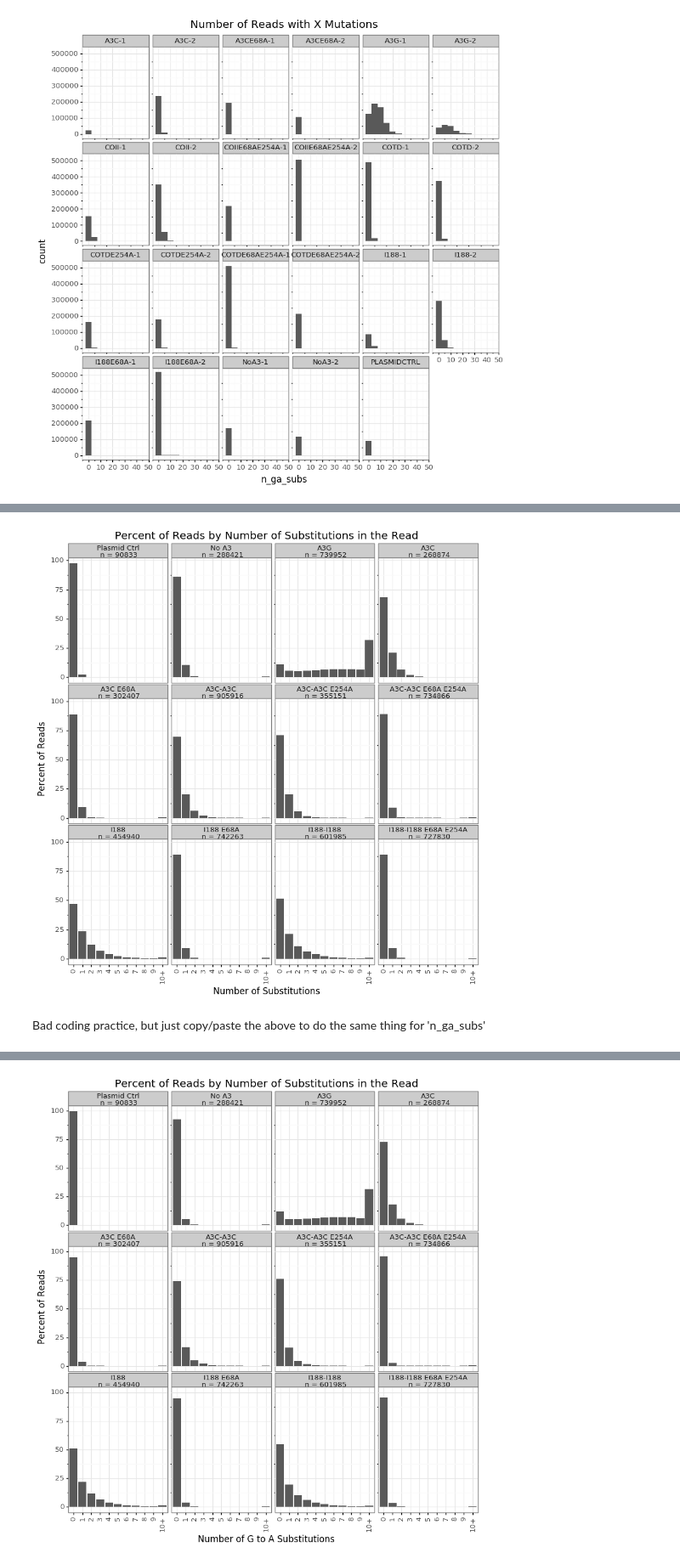
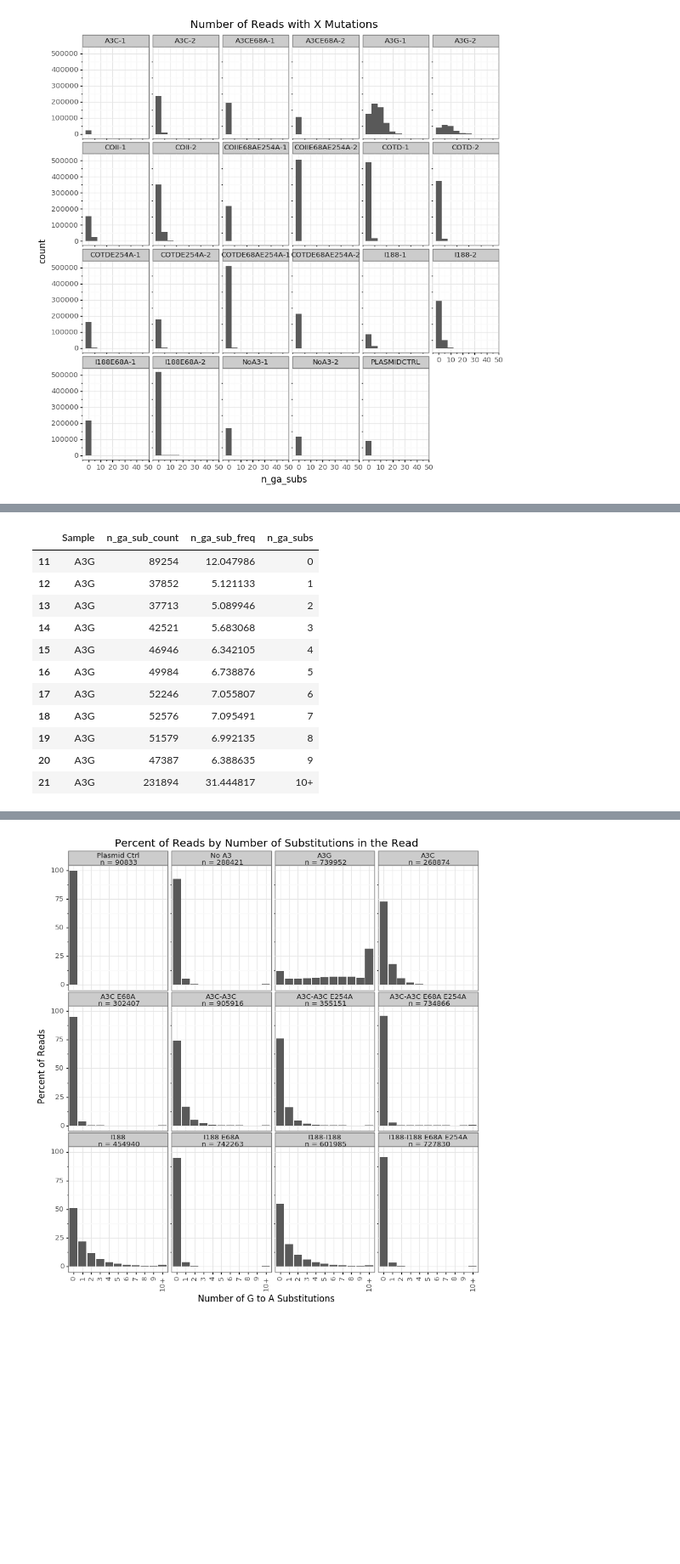
Before and after one commit to jbloomlab/SuperRestrictionFactor_Hypermutation, a Jupyter notebook: analysis_notebook.ipynb, the cells around one changed output, grey strips where cells are left out. Shown at 85% size. Drawn from its saved outputs; the diff is of its cells as text; code cells hidden in the pictures; blank space fills up the shorter version.

```diff
--- a/analysis_notebook.ipynb
+++ b/analysis_notebook.ipynb
@@ -649,37 +639,0 @@ Average frequencies between replicates.
-# %%
-all_sub_counts_df = pd.DataFrame()
-rep1_sub_counts_df = pd.DataFrame()
-rep2_sub_counts_df = pd.DataFrame()
-for sample in df_samplenames:
-    sample_binned_dict = {}
-    sample_df = sub_count_dfs[sample]
-    for i in range(0, 10):
-        if i in sample_df['n_subs'].to_list():
-            idx = sample_df.index[sample_df['n_subs'] == i][0]
-            sample_binned_dict[str(i)] = sample_df.at[idx, 'n_sub_count']
-        else:
-            sample_binned_dict[str(i)] = 0
-    sample_binned_dict['10+'] = sum(sample_df['n_sub_count']) - sum(sample_binned_dict.values())
-    assert(sum(sample_df['n_sub_count']) == sum(sample_binned_dict.values()))
-    sample_binned_df = pd.DataFrame.from_dict(sample_binned_dict, orient='index').reset_index().rename(columns={'index': 'n_subs', 0: 'n_sub_count'})
-    sample_binned_df['n_sub_freq'] = sample_binned_df['n_sub_count'] / sum(sample_binned_df['n_sub_count']) * 100
-    sample_binned_df['Sample'] = [sample.split('-')[0]]*len(sample_binned_df)
-    if sample == 'PLASMIDCTRL':
-        plasmid_binned_df = sample_binned_df
-    elif '-1' in sample:
-        rep1_sub_counts_df = rep1_sub_counts_df.append(sample_binned_df, ignore_index=True)
-    elif '-2' in sample:
-        rep2_sub_counts_df = rep2_sub_counts_df.append(sample_binned_df, ignore_index=True)
-    else:
-        print(f'Invalid sample name {sample}')
-        break
-
-reps_concat = pd.concat((rep1_sub_counts_df, rep2_sub_counts_df))
-by_row_index = reps_concat.groupby(reps_concat.index)
-reps_avg = pd.DataFrame()
-reps_avg['n_sub_freq'] = by_row_index['n_sub_freq'].mean()
-reps_avg['n_sub_count'] = by_row_index['n_sub_count'].sum()
-reps_avg['n_subs'] = rep1_sub_counts_df['n_subs']
-reps_avg['Sample'] = rep1_sub_counts_df['Sample']
-
-all_sub_counts_df = pd.concat((reps_avg, plasmid_binned_df), ignore_index=True, sort=True)
@@ -703,30 +640,3 @@ def facet_labeller(label):
-# %%
-x_list = ['0', '1', '2', '3', '4', '5', '6', '7', '8', '9', '10+']
-x_cat = pd.Categorical(all_sub_counts_df['n_subs'], categories=x_list)
-
-facet_list = ["PLASMIDCTRL", 'NoA3', 'A3G', 'A3C', 'A3CE68A', 'COTD', 'COTDE254A', 'COTDE68AE254A',
-              'I188', 'I188E68A', 'COII', 'COIIE68AE254A']
-facet_cat = pd.Categorical(all_sub_counts_df['Sample'], categories=facet_list)
-
-all_sub_counts_df = all_sub_counts_df.assign(x_cat = x_cat)
-all_sub_counts_df = all_sub_counts_df.assign(facet_cat = facet_cat)
-
-mut_freq_plot = (ggplot(all_sub_counts_df, aes(x='x_cat', y='n_sub_freq')) +
-                  geom_bar(stat='identity') +
-                  facet_wrap('~ facet_cat', ncol=4, labeller=facet_labeller) +
-                  labs(title='Percent of Reads by Number of Substitutions in the Read') +
-                  ylab('Percent of Reads') +
-                  xlab('Number of Substitutions') +
-                  theme(axis_text_x=element_text(angle=90),
-                        figure_size=(10, 10),
-                        strip_background_x=element_rect(height=1/9),
-                       )
-                  )
-_ = mut_freq_plot.draw()
-# %% [output]
-[figure, removed]
-# %% [markdown]
-Bad coding practice, but just copy/paste the above to do the same thing for 'n_ga_subs'
 # %%
 all_ga_sub_counts_df = pd.DataFrame()
 rep1_ga_sub_counts_df = pd.DataFrame()
@@ -765,3 +675,18 @@ reps_ga_avg['Sample'] = rep1_ga_sub_counts_df['Sample']
 
 
 all_ga_sub_counts_df = pd.concat((reps_ga_avg, plasmid_binned_df), ignore_index=True, sort=True)
+# %%
+display(all_ga_sub_counts_df[all_ga_sub_counts_df['Sample'] == 'A3G'])
+# %% [output]
+|  | Sample | n_ga_sub_count | n_ga_sub_freq | n_ga_subs |
+| 11 | A3G | 89254 | 12.047986 | 0 |
+| 12 | A3G | 37852 | 5.121133 | 1 |
+| 13 | A3G | 37713 | 5.089946 | 2 |
+| 14 | A3G | 42521 | 5.683068 | 3 |
+| 15 | A3G | 46946 | 6.342105 | 4 |
+| 16 | A3G | 49984 | 6.738876 | 5 |
+| 17 | A3G | 52246 | 7.055807 | 6 |
+| 18 | A3G | 52576 | 7.095491 | 7 |
+| 19 | A3G | 51579 | 6.992135 | 8 |
+| 20 | A3G | 47387 | 6.388635 | 9 |
+| 21 | A3G | 231894 | 31.444817 | 10+ |
```
Also changed, not shown: parts of 19 cells of this notebook, 1 other file.
